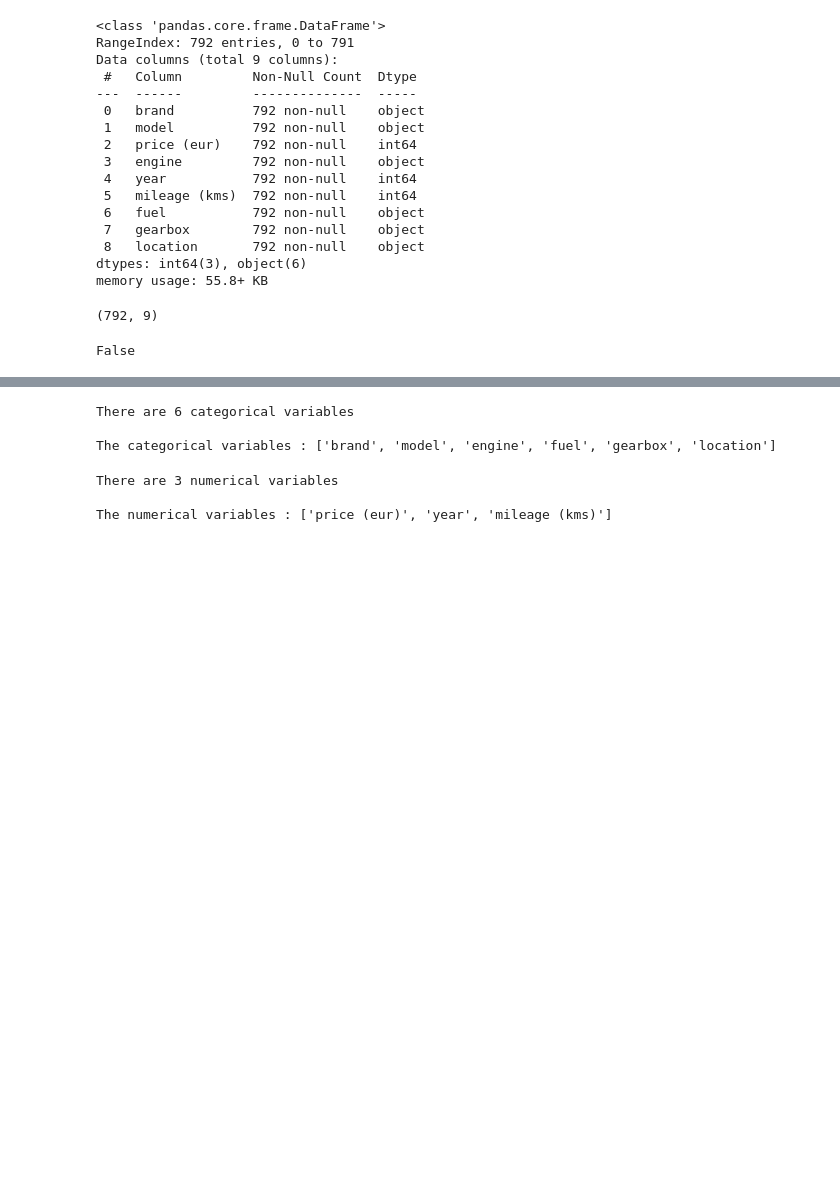
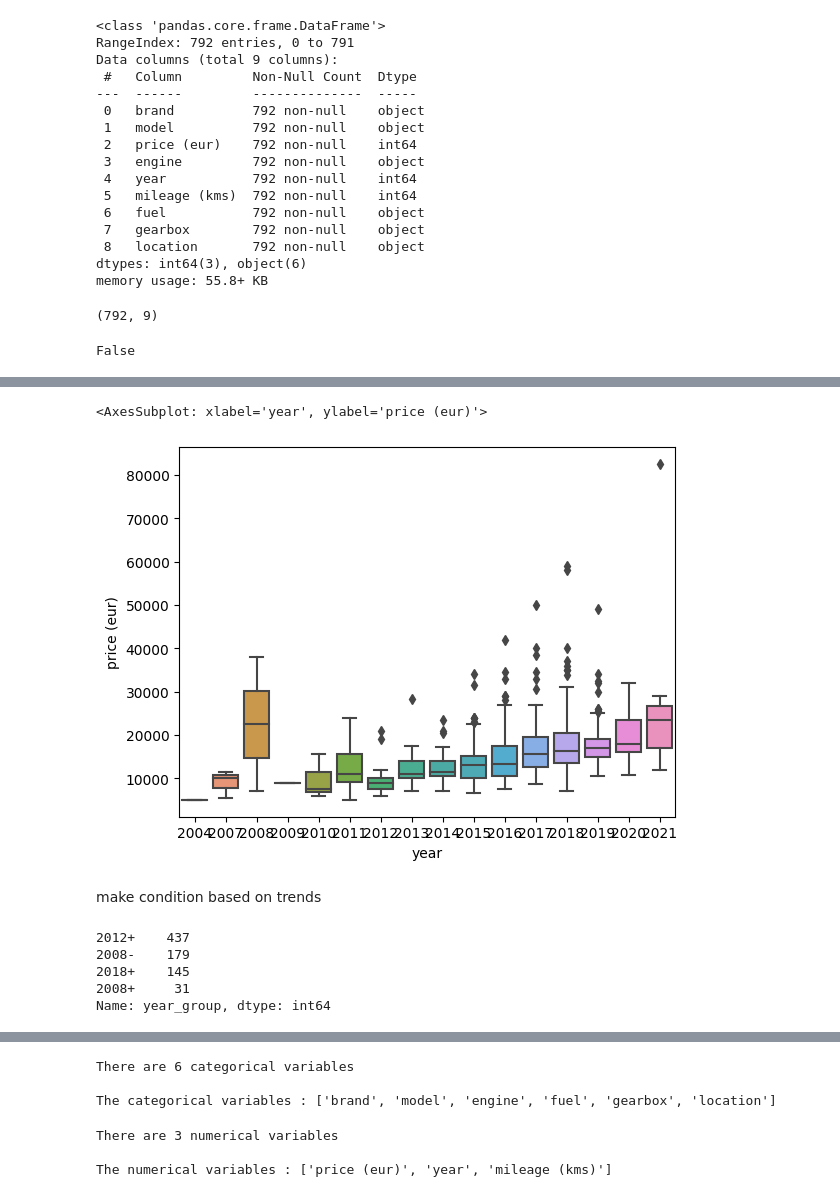
Before and after one commit to Sharzzz001/Machine-Learning-Applications-and-Kaggle-Competitions, a Jupyter notebook: Self-Projects/Car Price barcelona/main.ipynb, the cells around one changed output, grey strips where cells are left out. Saved outputs shown, nothing was run; the diff lists cells and outputs as text; code cells hidden in the pictures; blank space fills up the shorter version.

```diff
--- a/Self-Projects/Car Price barcelona/main.ipynb
+++ b/Self-Projects/Car Price barcelona/main.ipynb
@@ -60,0 +178,9 @@ False
+# %%
+df1['year_average'] = df1.groupby(['year'])['price (eur)'].transform('mean').round(2)
+# %%
+sns.boxplot(x="year", y="price (eur)", data=df1)
+# %% [output]
+<AxesSubplot: xlabel='year', ylabel='price (eur)'>
+[figure, added]
+# %% [markdown]
+make condition based on trends
@@ -60,0 +199,8 @@ False
+# %%
+df1.year_group.value_counts()
+# %% [output]
+2012+    437
+2008-    179
+2018+    145
+2008+     31
+Name: year_group, dtype: int64
```
Also changed, not shown: parts of 39 cells of this notebook.
